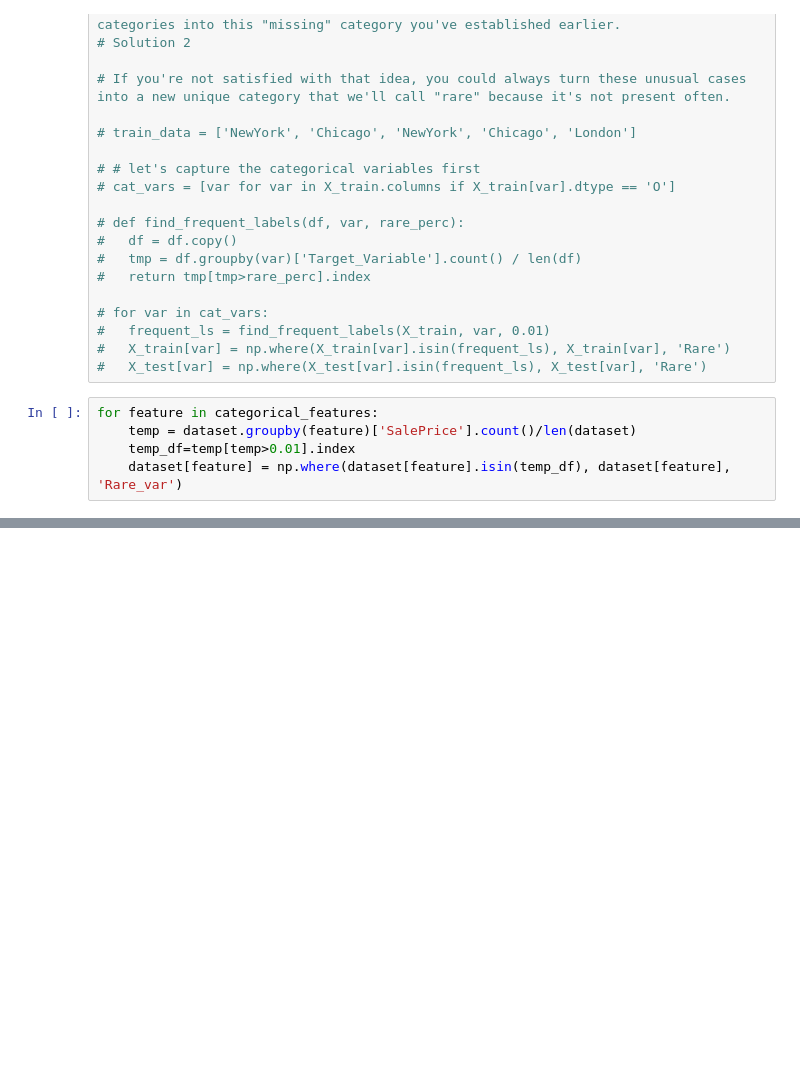
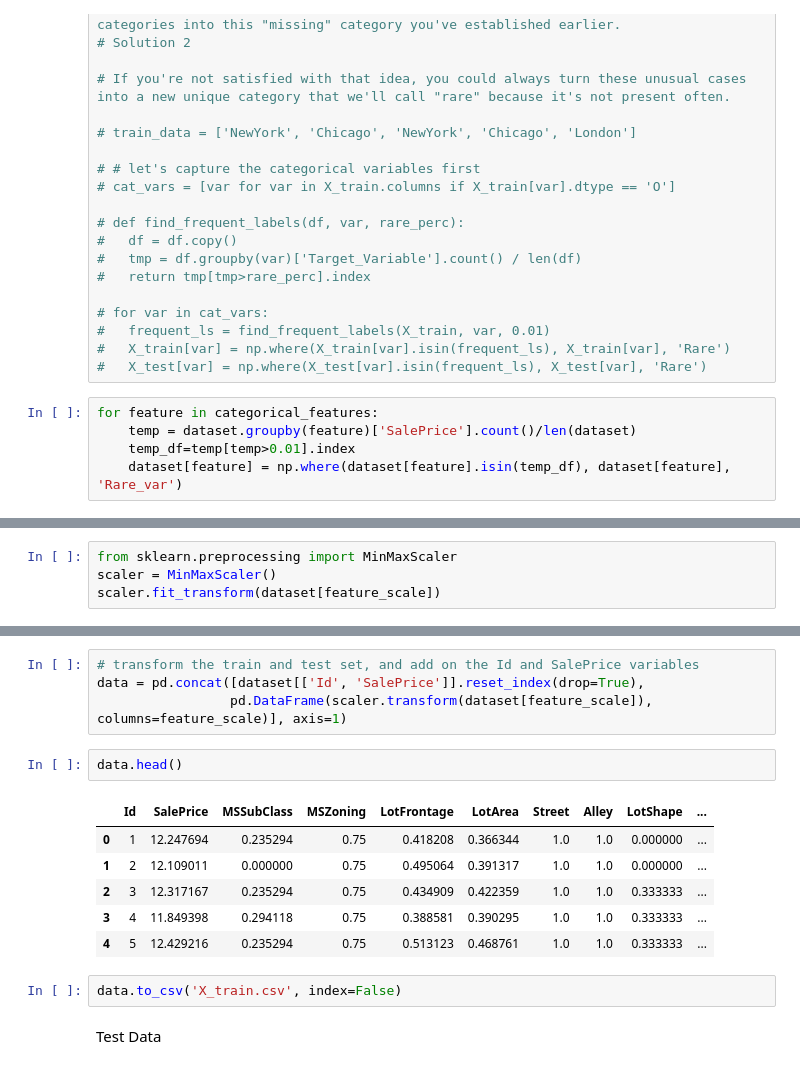
Before and after one commit to Enam88/Kaggle-Advanced-House-Pricing-Project, a Jupyter notebook: Feature_Engineering.ipynb, the cells around one changed output, grey strips where cells are left out. Saved outputs shown, nothing was run; the diff lists cells and outputs as text; blank space fills up the shorter version.

```diff
--- a/Feature_Engineering.ipynb
+++ b/Feature_Engineering.ipynb
@@ -310,0 +341,4 @@ dataset.head(50)
+# %%
+from sklearn.preprocessing import MinMaxScaler
+scaler = MinMaxScaler()
+scaler.fit_transform(dataset[feature_scale])
@@ -310,0 +359,17 @@ dataset.head(50)
+# %%
+# transform the train and test set, and add on the Id and SalePrice variables
+data = pd.concat([dataset[['Id', 'SalePrice']].reset_index(drop=True),
+                 pd.DataFrame(scaler.transform(dataset[feature_scale]), columns=feature_scale)], axis=1)
+# %%
+data.head()
+# %% [output]
+|  | Id | SalePrice | MSSubClass | MSZoning | LotFrontage | LotArea | Street | Alley | LotShape | ... |
+| 0 | 1 | 12.247694 | 0.235294 | 0.75 | 0.418208 | 0.366344 | 1.0 | 1.0 | 0.000000 | ... |
+| 1 | 2 | 12.109011 | 0.000000 | 0.75 | 0.495064 | 0.391317 | 1.0 | 1.0 | 0.000000 | ... |
+| 2 | 3 | 12.317167 | 0.235294 | 0.75 | 0.434909 | 0.422359 | 1.0 | 1.0 | 0.333333 | ... |
+| 3 | 4 | 11.849398 | 0.294118 | 0.75 | 0.388581 | 0.390295 | 1.0 | 1.0 | 0.333333 | ... |
+| 4 | 5 | 12.429216 | 0.235294 | 0.75 | 0.513123 | 0.468761 | 1.0 | 1.0 | 0.333333 | ... |
+# %%
+data.to_csv('X_train.csv', index=False)
+# %% [markdown]
+Test Data
```
Also changed, not shown: parts of 28 cells of this notebook.
